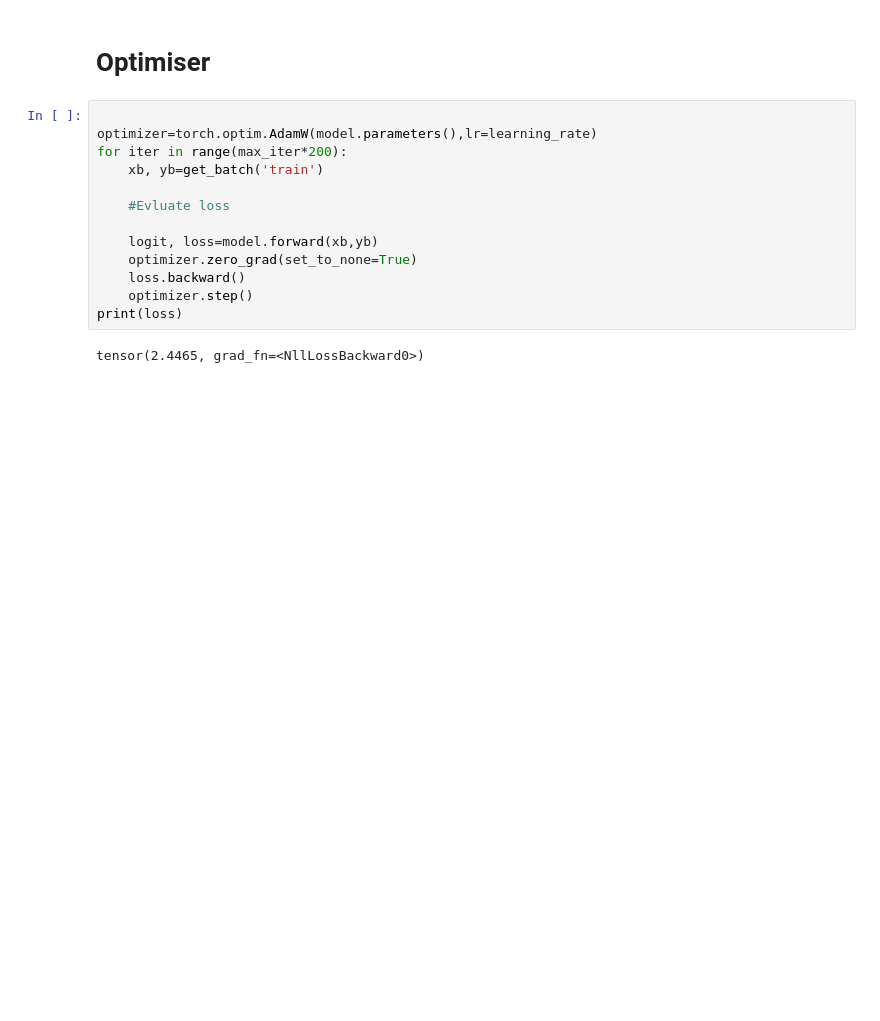
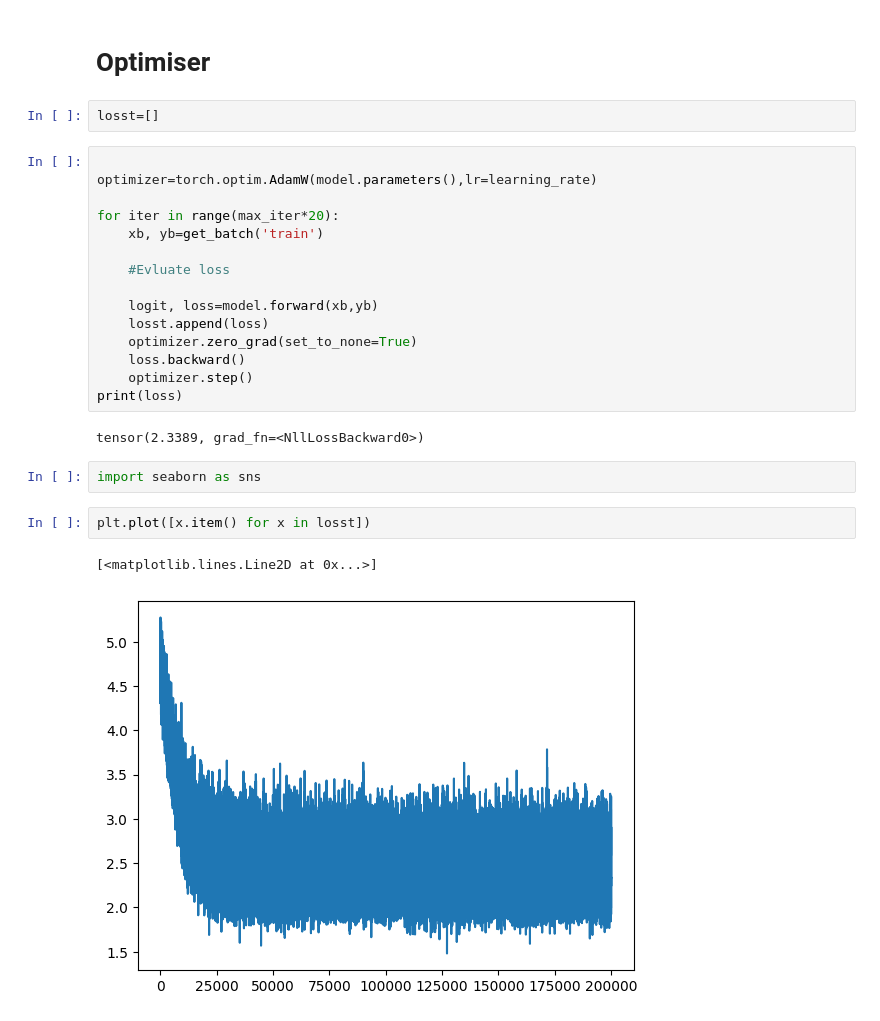
Before and after one commit to Prabhiraj-P/gpt_project, a Jupyter notebook: bigram.ipynb, the cells around one changed output. Cells and saved outputs as stored; diff of their text form; blank space fills up the shorter version.

```diff
--- a/bigram.ipynb
+++ b/bigram.ipynb
@@ -161,17 +159,28 @@ nomyateas im
 # %% [markdown]
 # Optimiser
+# %%
+losst=[]
 # %%
 
 optimizer=torch.optim.AdamW(model.parameters(),lr=learning_rate)
-for iter in range(max_iter*200):
+
+for iter in range(max_iter*20):
     xb, yb=get_batch('train')
 
     #Evluate loss
 
     logit, loss=model.forward(xb,yb)
+    losst.append(loss)
     optimizer.zero_grad(set_to_none=True)
     loss.backward()
     optimizer.step()
 print(loss)
 # %% [output]
-tensor(2.4465, grad_fn=<NllLossBackward0>)
+tensor(2.3389, grad_fn=<NllLossBackward0>)
+# %%
+import seaborn as sns
+# %%
+plt.plot([x.item() for x in losst])
+# %% [output]
+[<matplotlib.lines.Line2D at 0x...>]
+[figure, added]
```
Also changed, not shown: parts of 4 cells of this notebook, 1 other file.
